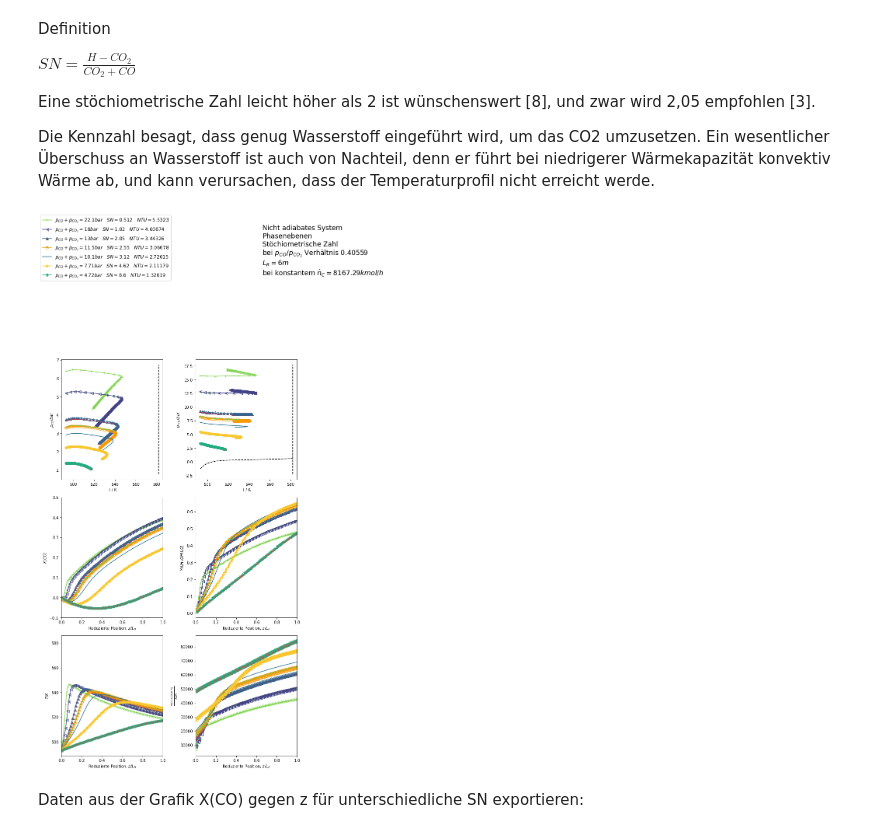
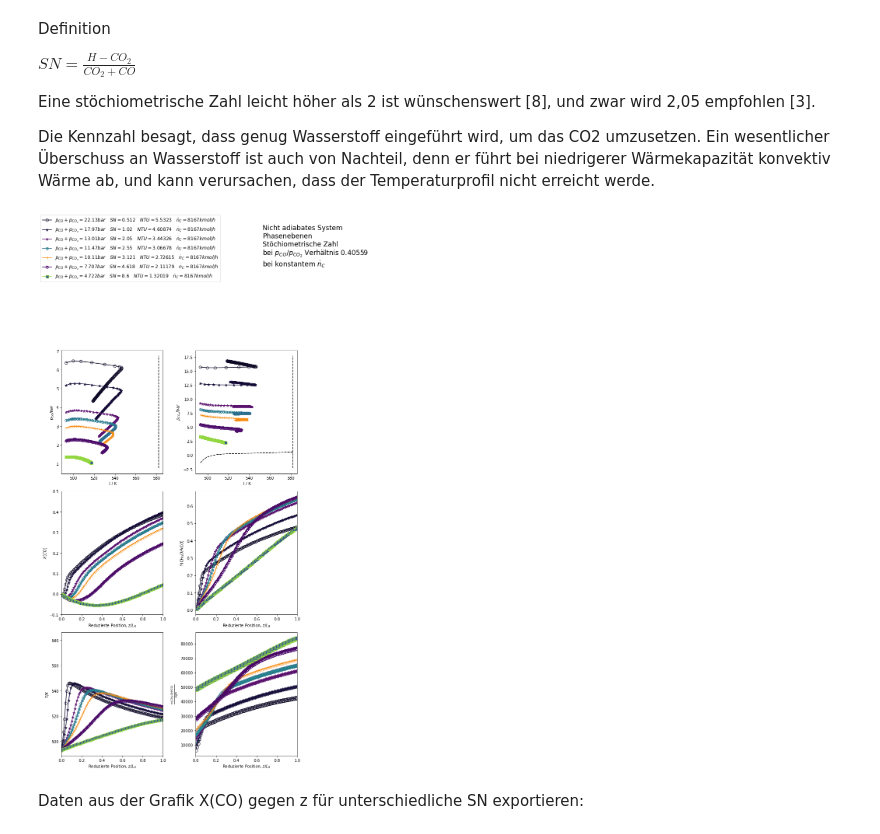
Before and after one commit to santiago-salas-v/walas, a Jupyter notebook: van_den_bussche_froment.ipynb, the cells around one changed output. Cells and saved outputs as stored; diff of their text form; code cells hidden in the pictures.

Commit message:
labels show constant \dot{n}_C

```diff
--- a/van_den_bussche_froment.ipynb
+++ b/van_den_bussche_froment.ipynb
@@ -1754,11 +1748,7 @@ fig.suptitle('Nicht adiabates System' +
              '\nStöchiometrische Zahl' +
              '\nbei $p_{CO}/p_{CO_2}$ Verhältnis ' +
              '{:g}'.format(y_i0[namen.index('CO')] / y_i0[namen.index('CO2')]) +
-             '\n$L_R = ' + '{:g}'.format(l_r) + 'm$'+
-             '\nbei konstantem $\dot{n}_C='+
-             '{:g}'.format((
-                 y_i0[namen.index('CO')]+y_i0[namen.index('CO2')]
-             )*g/sum(y_i0*mm/1000.)*n_t*(np.pi/4*d_t** 2)*3600/1000)+'kmol/h$',
+             '\nbei konstantem $\dot{n}_C$',
              horizontalalignment='left', x=0.8,
             fontsize='xx-large')
 ax = plt.subplot(321)
@@ -1807,7 +1797,7 @@ for sn in [0.512,1.02,2.05,2.55,3.1214,4.618,8.6]:
     y_0[5:-2]=0 # Restliche Komponenten werden nicht berücksichtigt
     p0_co2_co = sum(y_0[:-2][indexes_co_co2] * p0).item() # Partialdruck von CO,CO2 beim Plot verwenden
     # Kohlenstoffatome konstant halten: m'=m*(yc/yc')*(M'/M)
-    g_old = g
+    g_old = g # Wert von g speichern, um den wiedereinzusetzen
     g = sum(y_i0[indexes_co_co2])/sum(y_0[:-2][indexes_co_co2])*sum(
         y_0[:-2]*mm/1000.)/sum(y_i0*mm/1000.)*g
     soln = odeint(df_dt, y_0, z_d_l_r)
@@ -1833,73 +1823,61 @@ for sn in [0.512,1.02,2.05,2.55,3.1214,4.618,8.6]:
     cp_g_0 = cp_m_0 / mm_m_0  # J/kg/K
     ntu = l_r * 1 / (g * cp_g_0) * 2 * u / (d_t / 2)
     # m * m^2 s/kg * kg K /J * J/s/m^2/K *1/m = [dimensionslose Einheiten]
-    g=g_old
+    label='$p_{CO}+p_{CO_2}=' + '{:0.4g} bar'.format(
+        p0_co2_co) + '\quad SN= ' + '{:0.4g}'.format(
+        sn) + '\quad NTU= ' + '{:g}'.format(
+        ntu) + '\quad \dot{n}_C='+'{:0.4g} kmol/h'.format(
+        sum(y_0[:2])*g/sum(y_0[:-2]*mm/1000.)*n_t*(np.pi/4*d_t** 2)*3600/1000) + '$'
+    g=g_old # alten Wert von g wieder einsetzen
     marker = np.random.choice(unfilled_markers)
     color = color_samples[np.random.choice(len(color_samples))]
     marker_color = color_samples[np.random.choice(len(color_samples))]
     marker_fill = np.random.choice(list(lines.fillStyles))
     line = ax.plot(t_soln, p_soln * y_i_soln[:, namen.index('CO')],
-                   label='$p_{CO}+p_{CO_2}=' + '{:0.3g} bar'.format(p0_co2_co) +
-                         '\quad SN= ' + '{:0.3g}'.format(sn) +
-                         '\quad NTU= ' + '{:g}'.format(ntu) + '$',
+                   label=label,
                    marker=marker, markersize=7, color=color,
                    fillstyle=marker_fill, markerfacecolor=marker_color)[0]
     lines1.append(line)
-    ax2.plot(t_soln, p_soln * y_i_soln[:, namen.index('CO2')],
-             label='$p_{CO}+p_{CO_2}=' + '{:0.3g} bar'.format(p0_co2_co) +
-                         '\quad SN= ' + '{:0.3g}'.format(sn) +
-                         '\quad NTU= ' + '{:g}'.format(ntu) + '$',
+    ax2.plot(t_soln, p_soln * y_i_soln[:, namen.index('CO2')], label=label,
              marker=marker, markersize=7, color=color,
              fillstyle=marker_fill, markerfacecolor=marker_color)
-    ax3.plot(z_d_l_r, t_soln,
-             label='$p_{CO}+p_{CO_2}=' + '{:0.3g} bar'.format(p0_co2_co) +
-                         '\quad SN= ' + '{:0.3g}'.format(sn) +
-                         '\quad NTU= ' + '{:g}'.format(ntu) + '$',
+    ax3.plot(z_d_l_r, t_soln, label=label,
              marker=marker, markersize=7, color=color,
              fillstyle=marker_fill, markerfacecolor=marker_color)
-    ax4.plot(z_d_l_r, ums_soln,
-             label='$p_{CO}+p_{CO_2}=' + '{:0.3g} bar'.format(p0_co2_co) +
-                         '\quad SN= ' + '{:0.3g}'.format(sn) +
-                         '\quad NTU= ' + '{:g}'.format(ntu) + '$',
+    ax4.plot(z_d_l_r, ums_soln, label=label,
              marker=marker, markersize=7, color=color,
              fillstyle=marker_fill, markerfacecolor=marker_color)
-    ax5.plot(z_d_l_r[1:], ausb_soln,
-             label='$p_{CO}+p_{CO_2}=' + '{:0.3g} bar'.format(p0_co2_co) +
-                         '\quad SN= ' + '{:0.3g}'.format(sn) +
-                         '\quad NTU= ' + '{:g}'.format(ntu) + '$',
+    ax5.plot(z_d_l_r[1:], ausb_soln, label=label,
              marker=marker, markersize=7, color=color,
              fillstyle=marker_fill, markerfacecolor=marker_color)
-    ax6.plot(z_d_l_r, m_i_soln[:, namen.index('MeOH')],
-             label='$p_{CO}+p_{CO_2}=' + '{:0.3g} bar'.format(p0_co2_co) +
-                         '\quad SN= ' + '{:0.3g}'.format(sn) +
-                         '\quad NTU= ' + '{:g}'.format(ntu) + '$',
+    ax6.plot(z_d_l_r, m_i_soln[:, namen.index('MeOH')], label=label,
              marker=marker, markersize=10, color=color,
              fillstyle=marker_fill, markerfacecolor=marker_color)
 
 # runaway regions (according to Froment Bischoff)
 a = rho_b * sum(y_i0 * mm / 1000.) * \
     y_i0[namen.index('H2')] * p0 * 1e5  # kgKat/mol kg/m^³ bar
 b = -delta_h_r(t0)[0] * rho_b / (sum(y_i0 * cp_ig_durch_r(t0) * 8.3145) / sum(y_i0 * mm / 1000.)) * (
     y_i0[namen.index('H2')] * p0)  # kgKat/mol kg/m^3 K bar
 c = 4 * u / (sum(y_i0 * cp_ig_durch_r(t0) * 8.3145) /
              sum(y_i0 * mm / 1000.)) / d_t
 
 t_m_reihe = np.linspace(t0, t_m_1, 50)
 k_reihe = r_i(t_m_reihe, p0 * y_i0)[0] / (
     p0**2 * (y_i0[namen.index('CO2')] * y_i0[namen.index('H2')]))
 
 p_m_reihe = (t_m_reihe - t_r) / (b / c * (k_reihe))
 ax2.plot(t_m_reihe, p_m_reihe, label='$T_m$', color='black', ls='--')
 
 ax.plot([t_m_1, t_m_1], ax.get_ylim(), color='black', ls='--')
 ax2.plot([t_m_1, t_m_1], ax2.get_ylim(), color='black', ls='--')
 ax3.plot(ax2.get_xlim(), [t_m_1, t_m_1], color='black', ls='--')
 fig.legend(lines1, [x.get_label() for x in lines1], 'upper left',
            fontsize='large',markerscale=1)
 plt.tight_layout(rect=[0, 0, 0.95, 0.85])
 plt.show()
 # %% [output]
-[figure, old version]
+[figure, new version]
 # %% [markdown]
 Daten aus der Grafik X(CO) gegen z für unterschiedliche SN exportieren:
 # %%
```
Also changed, not shown: parts of 6 cells of this notebook.
